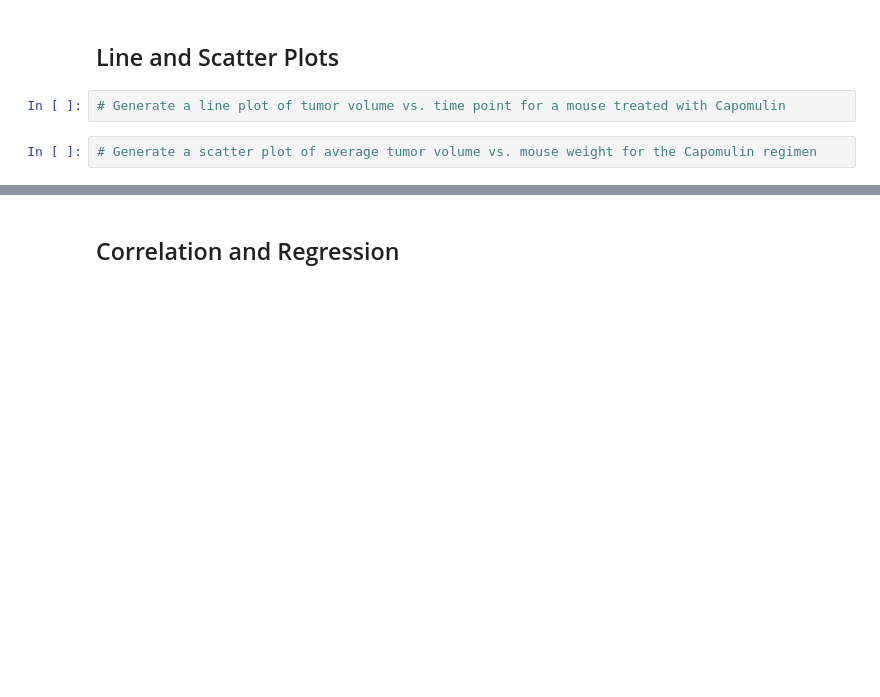
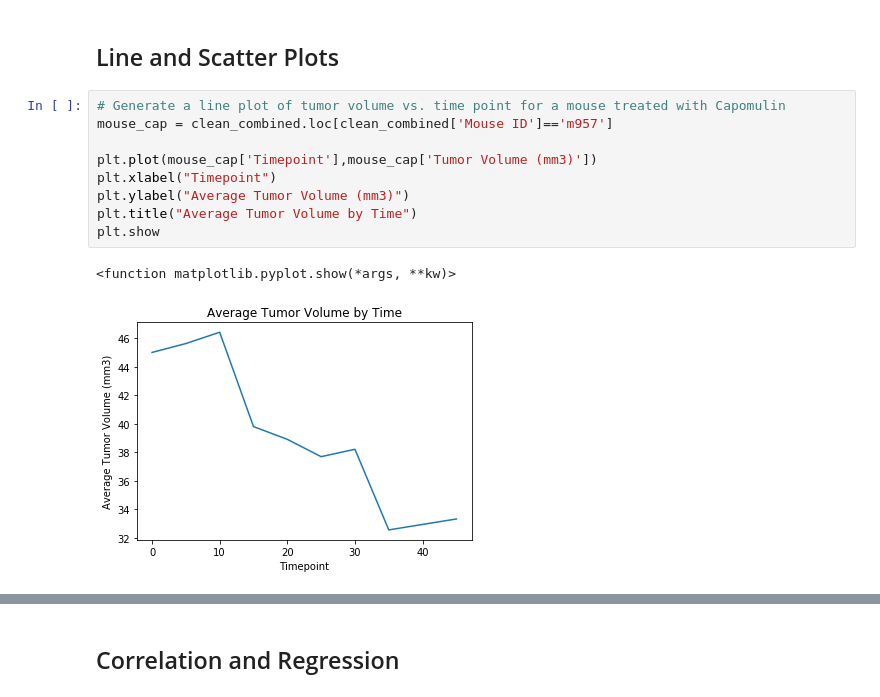
Before and after one commit to zmoloci/Challenge5_Pymaceuticals, a Jupyter notebook: pymaceuticals_starter.ipynb, the cells around one changed output, grey strips where cells are left out. Cells and saved outputs as stored; diff of their text form; blank space fills up the shorter version.

```diff
--- a/pymaceuticals_starter.ipynb
+++ b/pymaceuticals_starter.ipynb
@@ -420,5 +468,13 @@ Name: Tumor Volume (mm3), dtype: float64
 ## Line and Scatter Plots
 # %%
 # Generate a line plot of tumor volume vs. time point for a mouse treated with Capomulin
+mouse_cap = clean_combined.loc[clean_combined['Mouse ID']=='m957']
+
+plt.plot(mouse_cap['Timepoint'],mouse_cap['Tumor Volume (mm3)'])
+plt.xlabel("Timepoint")
+plt.ylabel("Average Tumor Volume (mm3)")
+plt.title("Average Tumor Volume by Time")
+plt.show
+# %% [output]
+<function matplotlib.pyplot.show(*args, **kw)>
+[figure, added]
-# %%
-# Generate a scatter plot of average tumor volume vs. mouse weight for the Capomulin regimen
```
Also changed, not shown: parts of 13 cells of this notebook, 2 other files.
